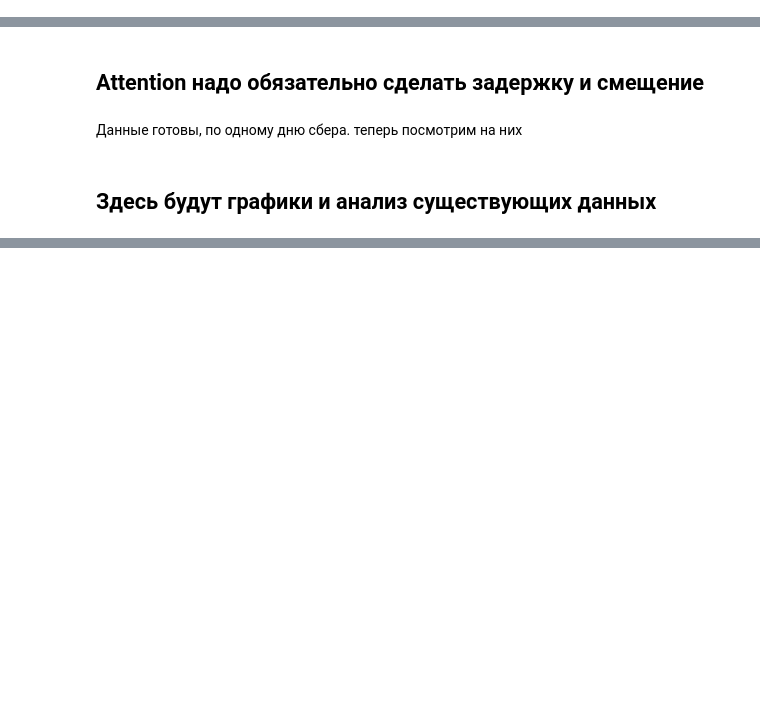
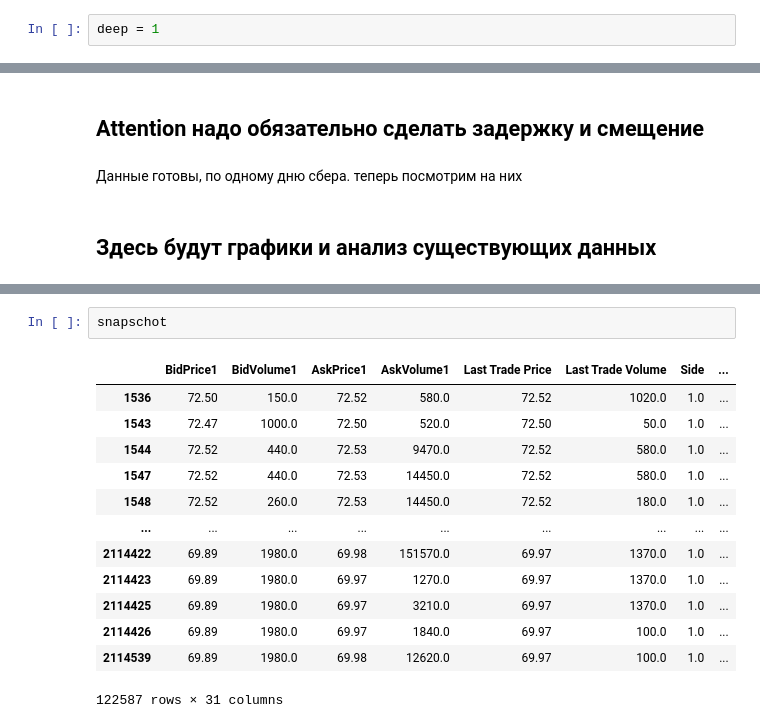
Before and after one commit to koteyevlev/MarketMakingMLAlgo, a Jupyter notebook: MLBacktest.ipynb, the cells around one changed output, grey strips where cells are left out. Saved outputs shown, nothing was run; the diff lists cells and outputs as text; blank space fills up the shorter version.

```diff
--- a/MLBacktest.ipynb
+++ b/MLBacktest.ipynb
@@ -470,4 +498,6 @@ dom.trade_log[-1]
 [69.97, 100, 12836092, 12836086, 6997.0, 183958906, 26213007, 'B']
 # %% [markdown]
 # Теперь сделаем заготовку для ML, для этого соберем numpy array снапшота стакана и последих трейдов
+# %%
+deep = 1
 # %%
@@ -683,0 +696,16 @@ df.tail()
+# %%
+snapschot
+# %% [output]
+|  | BidPrice1 | BidVolume1 | AskPrice1 | AskVolume1 | Last Trade Price | Last Trade Volume | Side | ... |
+| 1536 | 72.50 | 150.0 | 72.52 | 580.0 | 72.52 | 1020.0 | 1.0 | ... |
+| 1543 | 72.47 | 1000.0 | 72.50 | 520.0 | 72.50 | 50.0 | 1.0 | ... |
+| 1544 | 72.52 | 440.0 | 72.53 | 9470.0 | 72.52 | 580.0 | 1.0 | ... |
+| 1547 | 72.52 | 440.0 | 72.53 | 14450.0 | 72.52 | 580.0 | 1.0 | ... |
+| 1548 | 72.52 | 260.0 | 72.53 | 14450.0 | 72.52 | 180.0 | 1.0 | ... |
+| ... | ... | ... | ... | ... | ... | ... | ... | ... |
+| 2114422 | 69.89 | 1980.0 | 69.98 | 151570.0 | 69.97 | 1370.0 | 1.0 | ... |
+| 2114423 | 69.89 | 1980.0 | 69.97 | 1270.0 | 69.97 | 1370.0 | 1.0 | ... |
+| 2114425 | 69.89 | 1980.0 | 69.97 | 3210.0 | 69.97 | 1370.0 | 1.0 | ... |
+| 2114426 | 69.89 | 1980.0 | 69.97 | 1840.0 | 69.97 | 100.0 | 1.0 | ... |
+| 2114539 | 69.89 | 1980.0 | 69.98 | 12620.0 | 69.97 | 100.0 | 1.0 | ... |
+122587 rows × 31 columns
```
Also changed, not shown: parts of 15 cells of this notebook, 1 other file.
